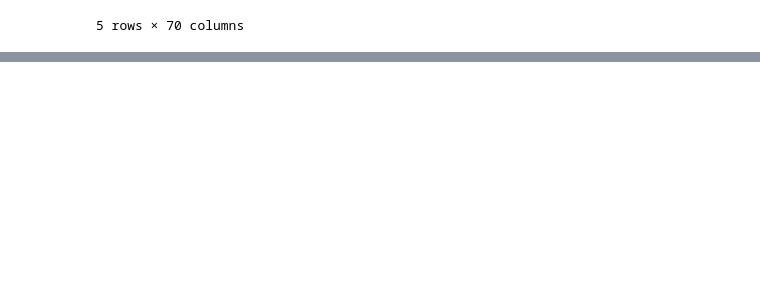
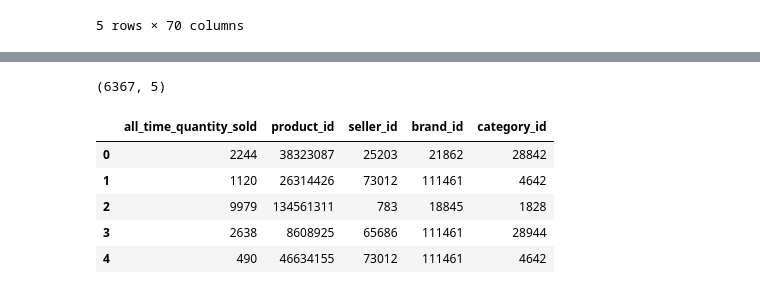
Before and after one commit to Phuc-sys/DE_Tiki, a Jupyter notebook: crawl_data_tiki.ipynb, the cells around one changed output, grey strips where cells are left out. Saved outputs shown, nothing was run; the diff lists cells and outputs as text; code cells hidden in the pictures; blank space fills up the shorter version.

```diff
--- a/crawl_data_tiki.ipynb
+++ b/crawl_data_tiki.ipynb
@@ -176,0 +185,4 @@ df_product.head()
+# %%
+df_tmp = df[['current_seller', 'all_time_quantity_sold', 'id', 'brand', 'categories']]
+df_tmp.rename(columns={'id': 'product_id'}, inplace=True)
+df_tmp.shape # 6367
@@ -176,0 +195,10 @@ df_product.head()
+# %%
+# Create dim seller
+seller = df_tmp['current_seller'].tolist()
+seller_list = [eval(p) for p in seller]
+df_seller = pd.DataFrame.from_dict(seller_list)
+df_seller = df_seller[['id', 'sku', 'name', 'link']]
+df_seller.rename(columns={'id': 'seller_id'}, inplace=True)
+# fact sale - seller id - product id
+df_fact = pd.concat([df_tmp, df_seller], axis=1, ignore_index=False)
+df_fact.drop(['sku', 'name', 'link', 'current_seller', 'brand', 'categories'], axis=1, inplace=True)
@@ -176,0 +231,32 @@ df_product.head()
+# %%
+# Create dim category
+category = df_tmp['categories'].tolist()
+category_list = [eval(p) for p in category]
+# Tạo url cho subcategory của sp
+for item in category_list:
+    id = item['id']
+    name = item['name']
+    # Xử lý chuỗi Tiếng Việt
+    name = name.lower()
+    name = name.replace("đ", "d").replace(" ", "-")
+    name = unicodedata.normalize('NFKD', name).encode('ascii', 'ignore')
+    name = name.decode('utf-8')
+    item['url'] = f"/{name}/c{id}"
+
+df_category = pd.DataFrame.from_dict(category_list)
+df_category = df_category[['id','name', 'url']]
+df_category.rename(columns={'id': 'category_id'}, inplace=True)
+# fact sale - seller_id - product_id - category_id
+df_fact = pd.concat([df_fact, df_category], axis=1, ignore_index=False)
+df_fact.drop(['name', 'url'], axis=1, inplace=True)
+# %%
+print(df_fact.shape) # 6367
+df_fact.head()
+# %% [output]
+(6367, 5)
+|  | all_time_quantity_sold | product_id | seller_id | brand_id | category_id |
+| 0 | 2244 | 38323087 | 25203 | 21862 | 28842 |
+| 1 | 1120 | 26314426 | 73012 | 111461 | 4642 |
+| 2 | 9979 | 134561311 | 783 | 18845 | 1828 |
+| 3 | 2638 | 8608925 | 65686 | 111461 | 28944 |
+| 4 | 490 | 46634155 | 73012 | 111461 | 4642 |
```
Also changed, not shown: parts of 20 cells of this notebook, 3 other files.
